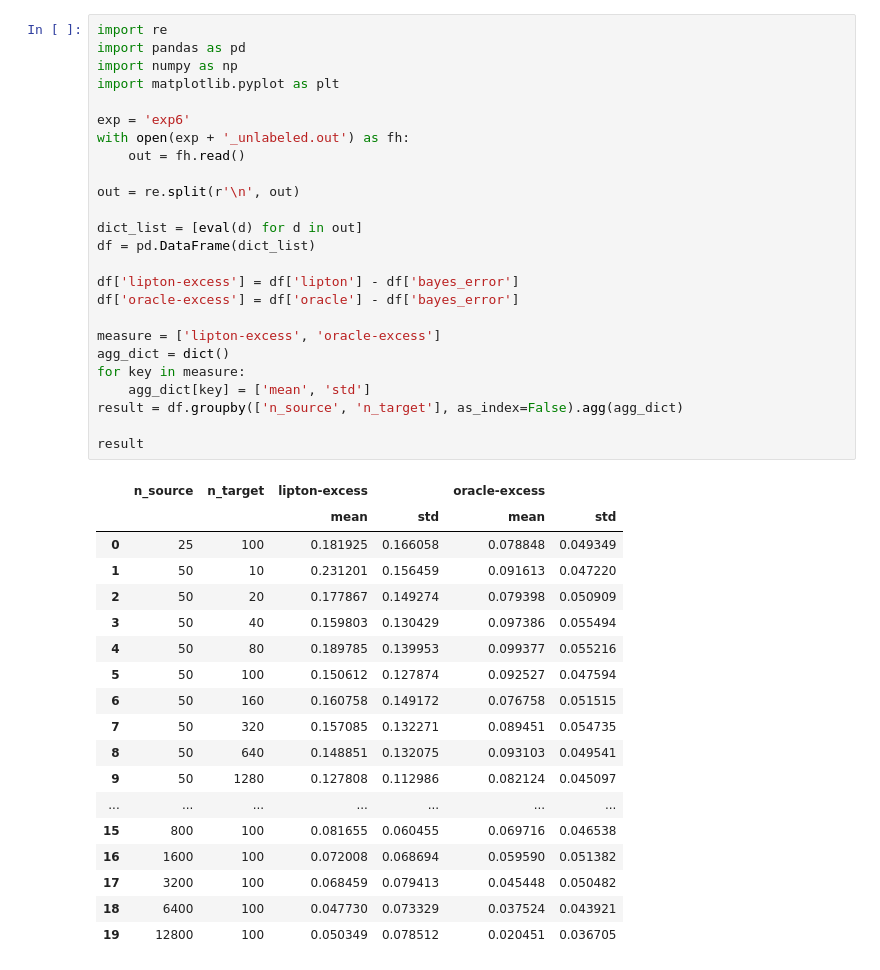
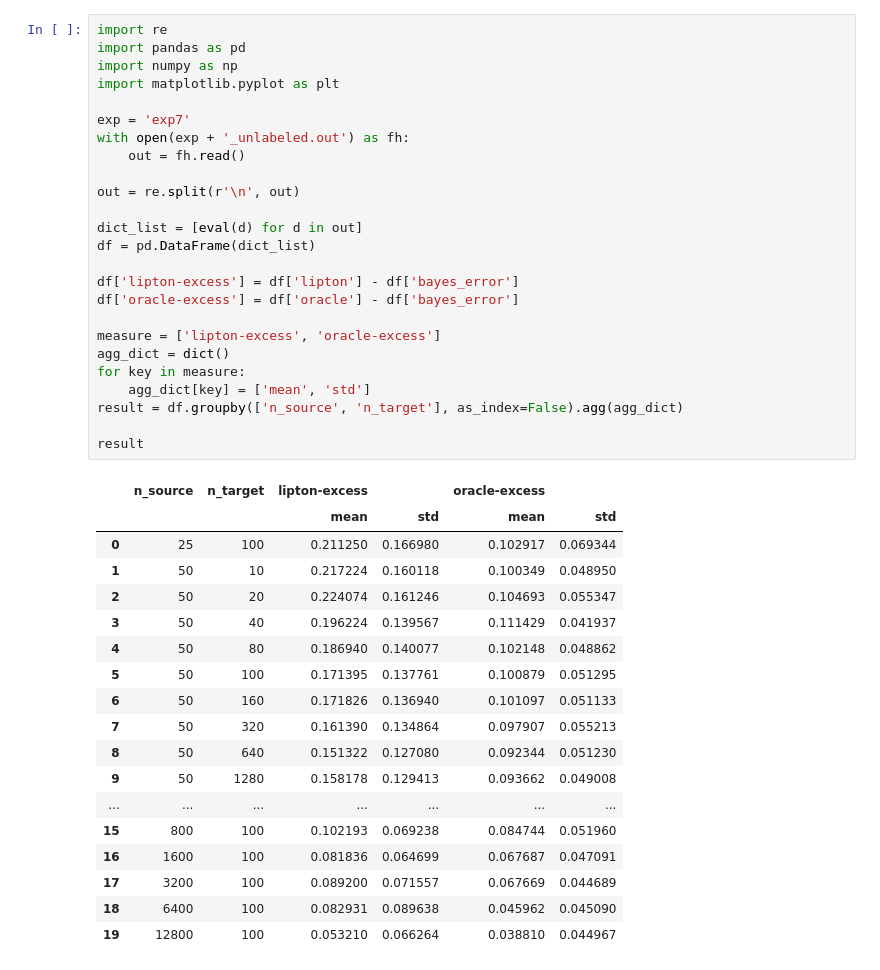
Before and after one commit to smaityumich/label-shift, a Jupyter notebook: plots.ipynb, the cells around one changed output. Drawn from its saved outputs; the diff is of its cells as text.

```diff
--- a/plots.ipynb
+++ b/plots.ipynb
@@ -1,47 +1,47 @@
 # %%
 import re
 import pandas as pd
 import numpy as np
 import matplotlib.pyplot as plt
 
-exp = 'exp6'
+exp = 'exp7'
 with open(exp + '_unlabeled.out') as fh:
     out = fh.read()
 
 out = re.split(r'\n', out)
 
 dict_list = [eval(d) for d in out]
 df = pd.DataFrame(dict_list)
 
 df['lipton-excess'] = df['lipton'] - df['bayes_error']
 df['oracle-excess'] = df['oracle'] - df['bayes_error']
 
 measure = ['lipton-excess', 'oracle-excess']
 agg_dict = dict()
 for key in measure:
     agg_dict[key] = ['mean', 'std']
 result = df.groupby(['n_source', 'n_target'], as_index=False).agg(agg_dict)
 
 result
 # %% [output]
 |  | n_source | n_target | lipton-excess |  | oracle-excess |  |
 |  |  |  | mean | std | mean | std |
-| 0 | 25 | 100 | 0.181925 | 0.166058 | 0.078848 | 0.049349 |
-| 1 | 50 | 10 | 0.231201 | 0.156459 | 0.091613 | 0.047220 |
-| 2 | 50 | 20 | 0.177867 | 0.149274 | 0.079398 | 0.050909 |
-| 3 | 50 | 40 | 0.159803 | 0.130429 | 0.097386 | 0.055494 |
-| 4 | 50 | 80 | 0.189785 | 0.139953 | 0.099377 | 0.055216 |
-| 5 | 50 | 100 | 0.150612 | 0.127874 | 0.092527 | 0.047594 |
-| 6 | 50 | 160 | 0.160758 | 0.149172 | 0.076758 | 0.051515 |
-| 7 | 50 | 320 | 0.157085 | 0.132271 | 0.089451 | 0.054735 |
-| 8 | 50 | 640 | 0.148851 | 0.132075 | 0.093103 | 0.049541 |
-| 9 | 50 | 1280 | 0.127808 | 0.112986 | 0.082124 | 0.045097 |
+| 0 | 25 | 100 | 0.211250 | 0.166980 | 0.102917 | 0.069344 |
+| 1 | 50 | 10 | 0.217224 | 0.160118 | 0.100349 | 0.048950 |
+| 2 | 50 | 20 | 0.224074 | 0.161246 | 0.104693 | 0.055347 |
+| 3 | 50 | 40 | 0.196224 | 0.139567 | 0.111429 | 0.041937 |
+| 4 | 50 | 80 | 0.186940 | 0.140077 | 0.102148 | 0.048862 |
+| 5 | 50 | 100 | 0.171395 | 0.137761 | 0.100879 | 0.051295 |
+| 6 | 50 | 160 | 0.171826 | 0.136940 | 0.101097 | 0.051133 |
+| 7 | 50 | 320 | 0.161390 | 0.134864 | 0.097907 | 0.055213 |
+| 8 | 50 | 640 | 0.151322 | 0.127080 | 0.092344 | 0.051230 |
+| 9 | 50 | 1280 | 0.158178 | 0.129413 | 0.093662 | 0.049008 |
 | ... | ... | ... | ... | ... | ... | ... |
-| 15 | 800 | 100 | 0.081655 | 0.060455 | 0.069716 | 0.046538 |
-| 16 | 1600 | 100 | 0.072008 | 0.068694 | 0.059590 | 0.051382 |
-| 17 | 3200 | 100 | 0.068459 | 0.079413 | 0.045448 | 0.050482 |
-| 18 | 6400 | 100 | 0.047730 | 0.073329 | 0.037524 | 0.043921 |
-| 19 | 12800 | 100 | 0.050349 | 0.078512 | 0.020451 | 0.036705 |
+| 15 | 800 | 100 | 0.102193 | 0.069238 | 0.084744 | 0.051960 |
+| 16 | 1600 | 100 | 0.081836 | 0.064699 | 0.067687 | 0.047091 |
+| 17 | 3200 | 100 | 0.089200 | 0.071557 | 0.067669 | 0.044689 |
+| 18 | 6400 | 100 | 0.082931 | 0.089638 | 0.045962 | 0.045090 |
+| 19 | 12800 | 100 | 0.053210 | 0.066264 | 0.038810 | 0.044967 |
 # %%
 result1 = result.loc[result['n_target'] == 100]
 fig, ax = plt.subplots(1, 2, figsize = (10, 5))
```
Also changed, not shown: parts of 3 cells of this notebook, 4 other files.
